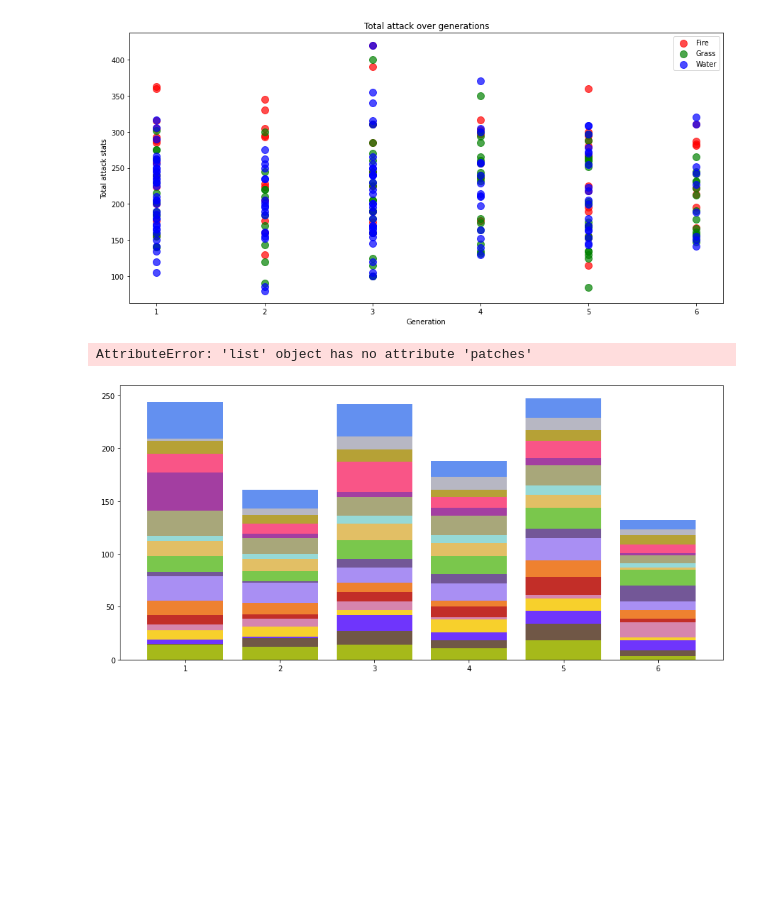
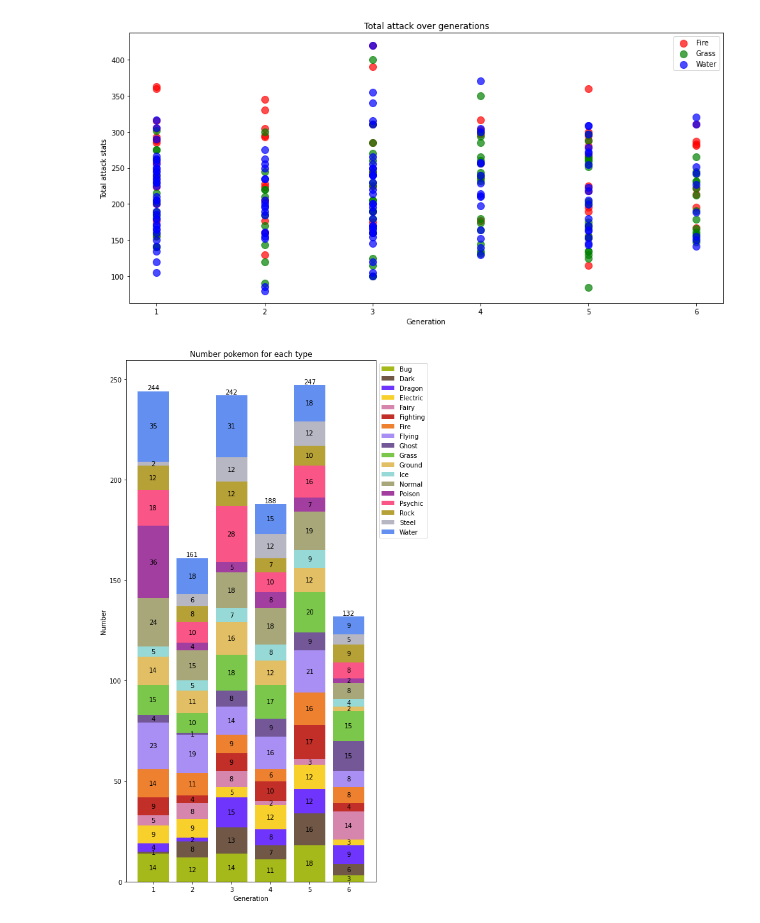
Before and after one commit to Isdre/Python_visualize_data, a Jupyter notebook: Fire_Grass_Water_and_more.ipynb, the cells around one changed output. Saved outputs shown, nothing was run; the diff lists cells and outputs as text; code cells hidden in the pictures; blank space fills up the shorter version.

```diff
--- a/Fire_Grass_Water_and_more.ipynb
+++ b/Fire_Grass_Water_and_more.ipynb
@@ -122,27 +122,33 @@ plt.savefig('Fire_Grass_Water_total_attack.pdf')
 plt.show()
 # %% [output]
 [figure]
-# %%
-Types = full['Type'].unique()
-Types.sort()
-colors = ["#a6b91a","#705746","#6f35fc","#f7d02c","#d685ad","#c22e28","#ee8130","#a98ff3","#735797","#7ac74c","#e2bf65","#96d9d6","#a8a77a","#a33ea1","#f95587","#b6a136","#b7b7c3","#6390f0"]
-results= np.array([],dtype="int32")
-plt.figure(figsize=(15, 7))
-for typ in Types:
-    result = np.array(full.loc[full['Type']==typ].groupby(['Generation']).count()['Name'])
-    results = np.append(results,result)
-data = results.reshape((len(Types),6))
-X = np.arange(data.shape[1]) + 1
-for i in range(data.shape[0]):
-    plt.bar(X, data[i],bottom = np.sum(data[:i],axis =0),label=Types[i],color=colors[i])
-
-# s
-plt.ylabel('Number')
-plt.xlabel('Generation')
-plt.legend(bbox_to_anchor=(1, 1))
-plt.title('Number pokemon for each type')
-plt.savefig('Number_pokemon_for_each_type.pdf')
-plt.show()
-# %% [output]
-AttributeError: 'list' object has no attribute 'patches'
-[figure, removed]
+# %%
+
+Types = full['Type'].unique()
+Types.sort()
+colors = ["#a6b91a","#705746","#6f35fc","#f7d02c","#d685ad","#c22e28","#ee8130","#a98ff3","#735797","#7ac74c","#e2bf65","#96d9d6","#a8a77a","#a33ea1","#f95587","#b6a136","#b7b7c3","#6390f0"]
+results= np.array([],dtype="int32")
+
+
+for typ in Types:
+    result = np.array(full.loc[full['Type']==typ].groupby(['Generation']).count()['Name'])
+    results = np.append(results,result)
+data = results.reshape((len(Types),6))
+X = np.arange(data.shape[1]) + 1
+
+fig = plt.figure(figsize=(7, 15))
+ax = fig.add_subplot(111)
+
+for i in range(data.shape[0]):
+    p = ax.bar(X, data[i],bottom = np.sum(data[:i],axis =0),label=Types[i],color=colors[i])
+    ax.bar_label(p, label_type='center')
+ax.bar_label(p)
+
+plt.ylabel('Number')
+plt.xlabel('Generation')
+plt.legend(bbox_to_anchor=(1, 1))
+plt.title('Number pokemon for each type')
+plt.savefig('Number_pokemon_for_each_type.pdf')
+plt.show()
+# %% [output]
+[figure, added]
```
Also changed, not shown: parts of 1 cell of this notebook, 1 other file.
